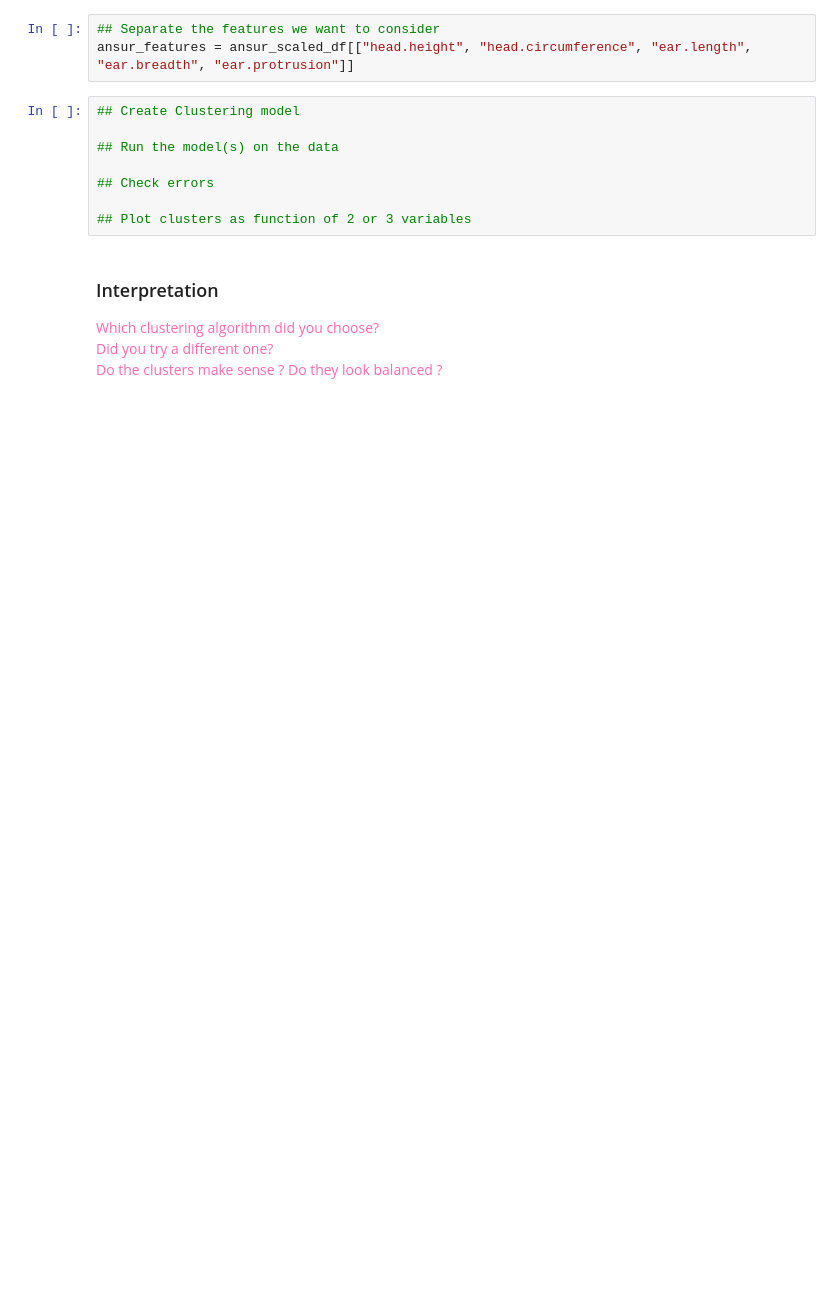
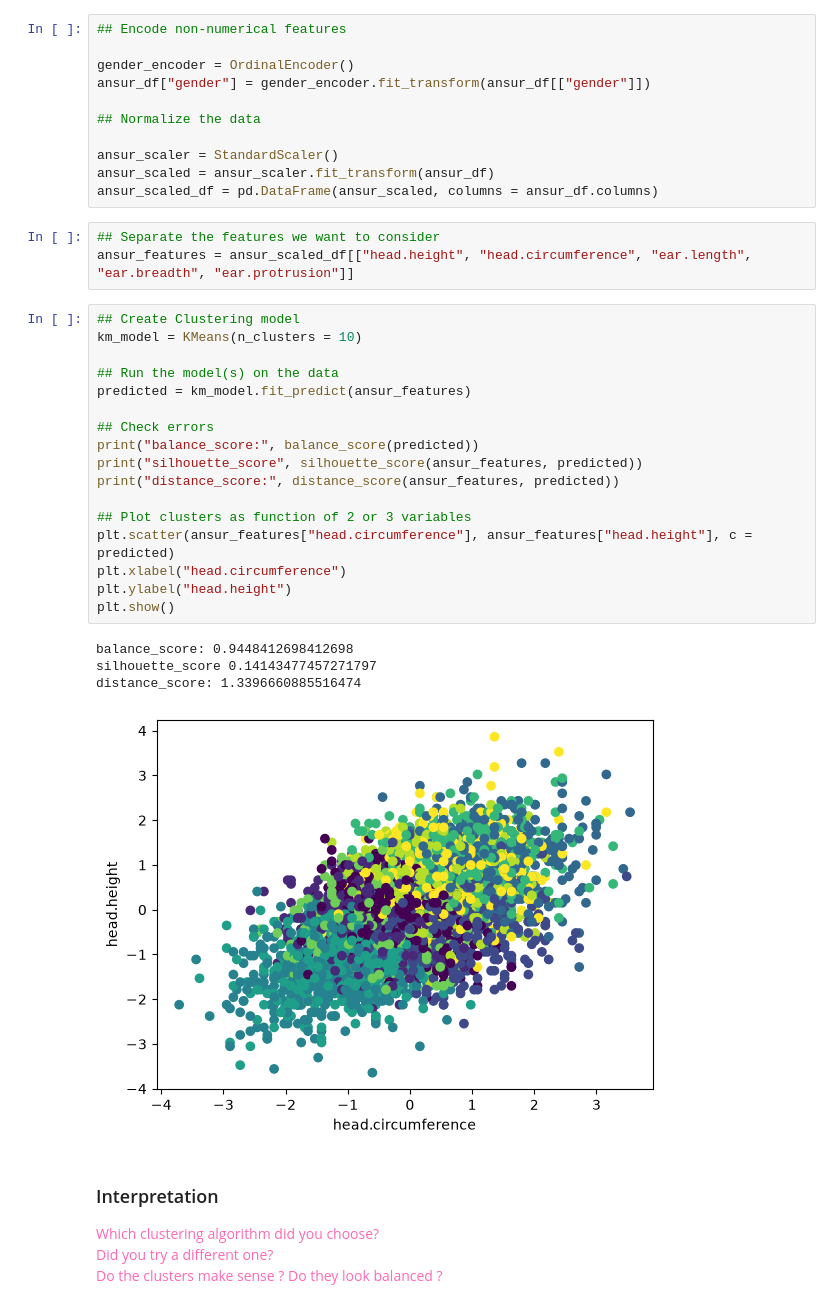
Before and after one commit to AI-and-Machine-Learning-Fall-2026/Homework09, a Jupyter notebook: Homework09.ipynb, the cells around one changed output. Saved outputs shown, nothing was run; the diff lists cells and outputs as text; blank space fills up the shorter version.

```diff
--- a/Homework09.ipynb
+++ b/Homework09.ipynb
@@ -86,14 +115,39 @@ For step $5$, it's fine to just pick an algorithm ahead of time to see what happ
+# %%
+## Encode non-numerical features
+
+gender_encoder = OrdinalEncoder()
+ansur_df["gender"] = gender_encoder.fit_transform(ansur_df[["gender"]])
+
+## Normalize the data
+
+ansur_scaler = StandardScaler()
+ansur_scaled = ansur_scaler.fit_transform(ansur_df)
+ansur_scaled_df = pd.DataFrame(ansur_scaled, columns = ansur_df.columns)
 # %%
 ## Separate the features we want to consider
 ansur_features = ansur_scaled_df[["head.height", "head.circumference", "ear.length", "ear.breadth", "ear.protrusion"]]
 # %%
 ## Create Clustering model
+km_model = KMeans(n_clusters = 10)
 
 ## Run the model(s) on the data
+predicted = km_model.fit_predict(ansur_features)
 
 ## Check errors
+print("balance_score:", balance_score(predicted))
+print("silhouette_score", silhouette_score(ansur_features, predicted))
+print("distance_score:", distance_score(ansur_features, predicted))
 
 ## Plot clusters as function of 2 or 3 variables
+plt.scatter(ansur_features["head.circumference"], ansur_features["head.height"], c = predicted)
+plt.xlabel("head.circumference")
+plt.ylabel("head.height")
+plt.show()
+# %% [output]
+balance_score: 0.9448412698412698
+silhouette_score 0.14143477457271797
+distance_score: 1.3396660885516474
+[figure, added]
 # %% [markdown]
 ### Interpretation
 
```
Also changed, not shown: parts of 7 cells of this notebook, 1 other file.
